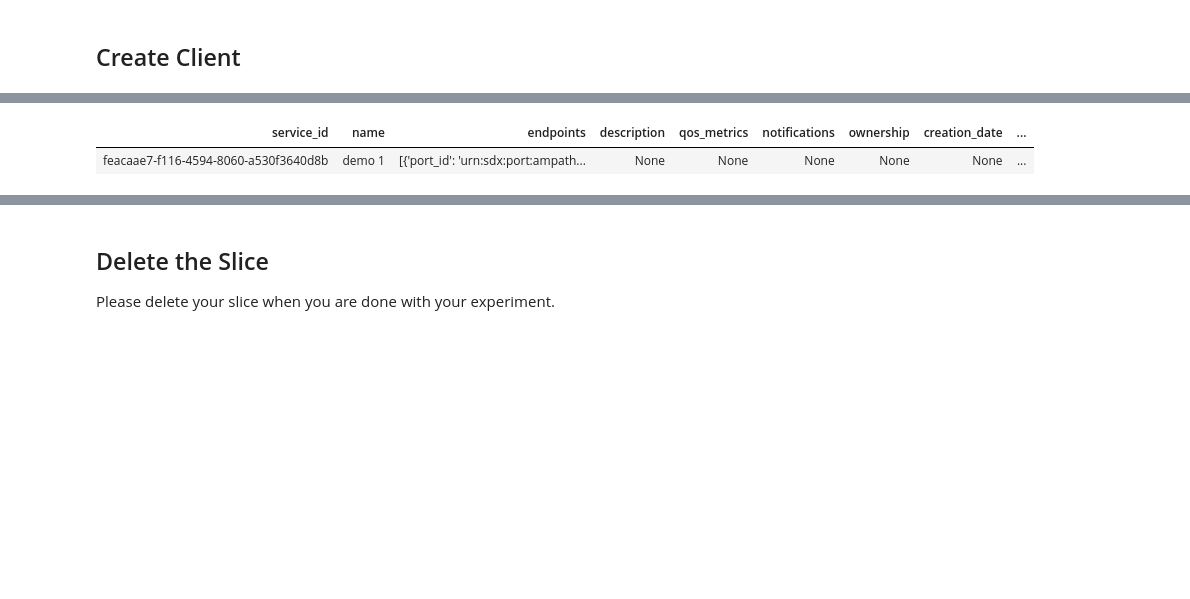
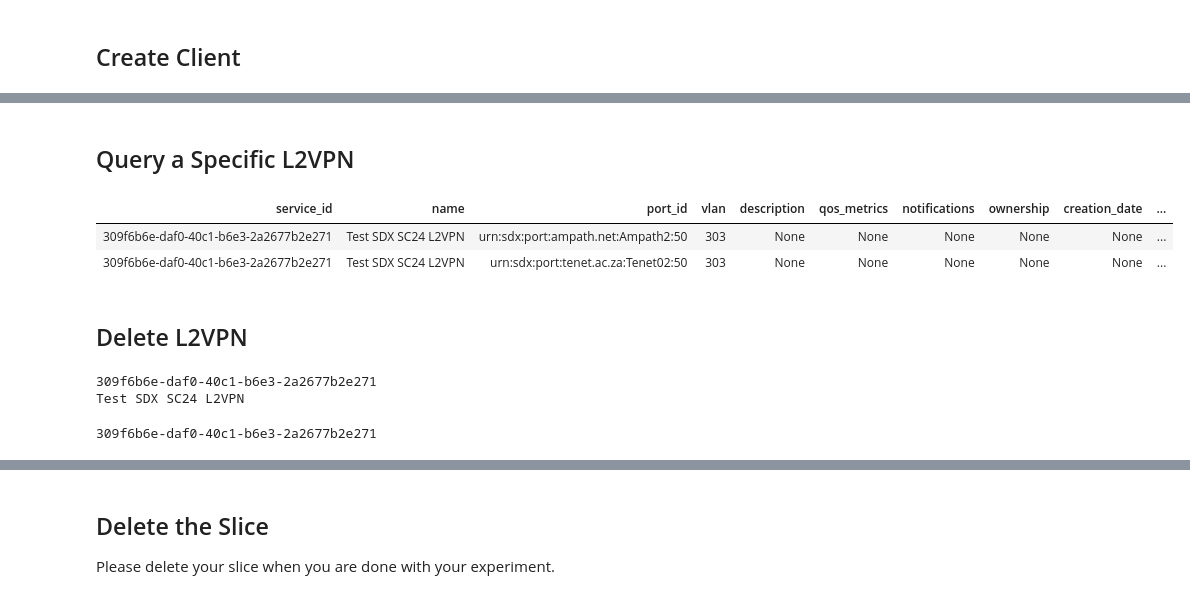
Before and after one commit to atlanticwave-sdx/sdx-lib, a Jupyter notebook: facility_port-awsdx.ipynb, the cells around one changed output, grey strips where cells are left out. Saved outputs shown, nothing was run; the diff lists cells and outputs as text; code cells hidden in the pictures; blank space fills up the shorter version.

Commit message:
add cleaned demo notebook

```diff
--- a/facility_port-awsdx.ipynb
+++ b/facility_port-awsdx.ipynb
@@ -249,7 +218,7 @@ available_ports.style.hide(axis="index")
 # %%
 client_name = "Test SDX SC24 L2VPN"
 client_endpoints = [
-    {"port_id": "urn:sdx:port:ampath.net:Ampath2:50", "vlan": "302"},
-    {"port_id": "urn:sdx:port:tenet.ac.za:Tenet02:50", "vlan": "302"},
+    {"port_id": "urn:sdx:port:ampath.net:Ampath2:50", "vlan": "303"},
+    {"port_id": "urn:sdx:port:tenet.ac.za:Tenet02:50", "vlan": "303"},
 ]
 # %%
@@ -292,19 +259,29 @@ df.style.hide(axis="index")
+# %% [markdown]
+## Query a Specific L2VPN
 # %%
-l2vpn_data = client.get_l2vpn(service_id='feacaae7-f116-4594-8060-a530f3640d8b')
+l2vpn_data = client.get_l2vpn(service_id='309f6b6e-daf0-40c1-b6e3-2a2677b2e271')
 
 node_info_list = []
 
 for service_id, service_details in l2vpn_data.items():
-    service_dict = {}
-    for key, value in service_details.items():
-        service_dict[key] = value
-    node_info_list.append(service_dict)
+    for endpoint in service_details["endpoints"]:
+        row = service_details.copy()
+        row.pop("endpoints")
+        row.update(endpoint)
+        node_info_list.append(row)
 
 df = pd.DataFrame(node_info_list)
+
+ordered_columns = ["service_id", "name", "port_id", "vlan", "description", "qos_metrics", "notifications", "ownership", "creation_date", "archived_date", "status", "state", "counters_location", "last_modified", "current_path"]
+
+df = df[ordered_columns]
 df.style.hide(axis="index")
 # %% [output]
-| service_id | name | endpoints | description | qos_metrics | notifications | ownership | creation_date | ... |
-| feacaae7-f116-4594-8060-a530f3640d8b | demo 1 | [{'port_id': 'urn:sdx:port:ampath... | None | None | None | None | None | ... |
+| service_id | name | port_id | vlan | description | qos_metrics | notifications | ownership | creation_date | ... |
+| 309f6b6e-daf0-40c1-b6e3-2a2677b2e271 | Test SDX SC24 L2VPN | urn:sdx:port:ampath.net:Ampath2:50 | 303 | None | None | None | None | None | ... |
+| 309f6b6e-daf0-40c1-b6e3-2a2677b2e271 | Test SDX SC24 L2VPN | urn:sdx:port:tenet.ac.za:Tenet02:50 | 303 | None | None | None | None | None | ... |
+# %% [markdown]
+## Delete L2VPN
 # %%
 delete_list = []
 for service_id,item in l2vpn_data.items():
@@ -312,7 +289,12 @@ for service_id,item in l2vpn_data.items():
         print(service_id)
         print(item['name'])
         delete_list.append(service_id)
+# %% [output]
+309f6b6e-daf0-40c1-b6e3-2a2677b2e271
+Test SDX SC24 L2VPN
 # %%
 for client.service_id in delete_list:
     print (client.service_id)
     client.delete_l2vpn(service_id = client.service_id)
+# %% [output]
+309f6b6e-daf0-40c1-b6e3-2a2677b2e271
```
Also changed, not shown: parts of 22 cells of this notebook.
